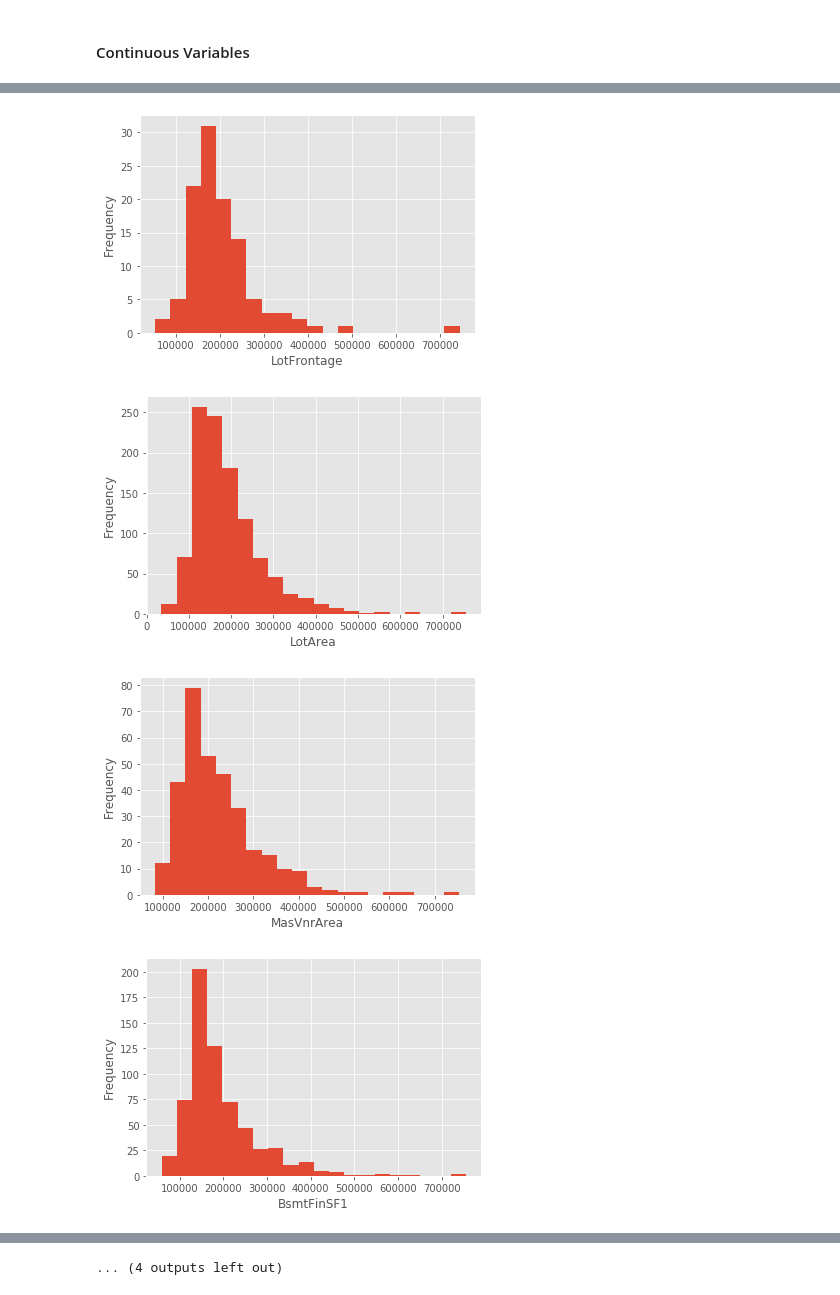
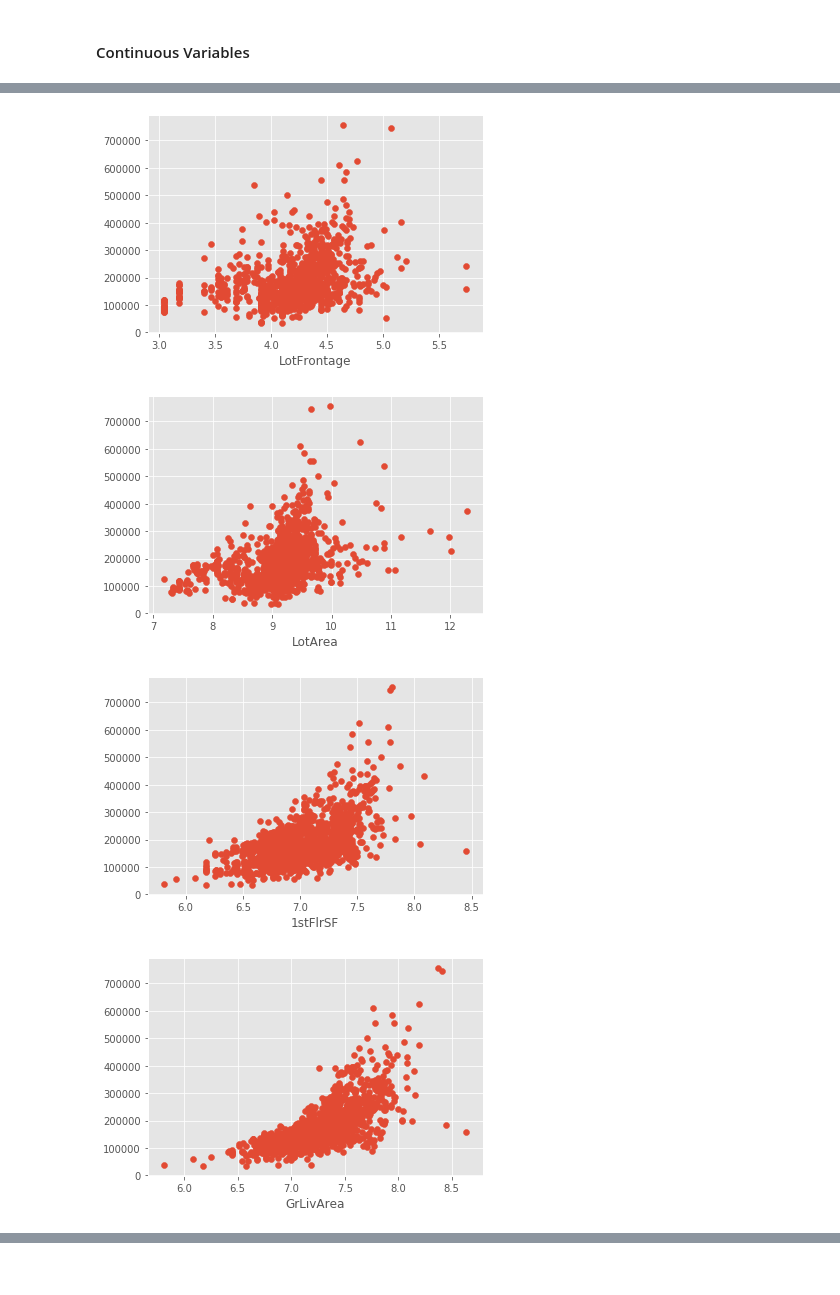
Before and after one commit to jackng310/KaggleProject, a Jupyter notebook: Kaggle_Soham.ipynb, the cells around one changed output, grey strips where cells are left out. Saved outputs shown, nothing was run; the diff lists cells and outputs as text; code cells hidden in the pictures.

```diff
--- a/Kaggle_Soham.ipynb
+++ b/Kaggle_Soham.ipynb
@@ -278,14 +278,17 @@ continuous_features
 # %%
 #looking at distribution of continuous variables and sale price
 
 for feature in continuous_features:
     data=df.copy()
-    #data[feature] = np.log(data[feature])
-    data.groupby(feature)['SalePrice'].median().plot.hist(bins=20)
-    plt.xlabel(feature)
-    plt.show()
+    if 0 in data[feature].unique():
+        pass
+    else:
+        data[feature] = np.log(data[feature])
+        plt.scatter(data[feature], data['SalePrice'])
+        plt.xlabel(feature)
+        plt.show()
 # %% [output]
-[figure, old version]
+[figure, new version]
-[figure, old version]
+[figure, new version]
-[figure, old version]
+[figure, new version]
-[figure, old version]
+[figure, new version]
@@ -300,3 +296,2 @@ for feature in continuous_features:
-... (4 outputs left out)
 # %%
 np.log(data['LotFrontage'])
```
Also changed, not shown: parts of 7 cells of this notebook.
